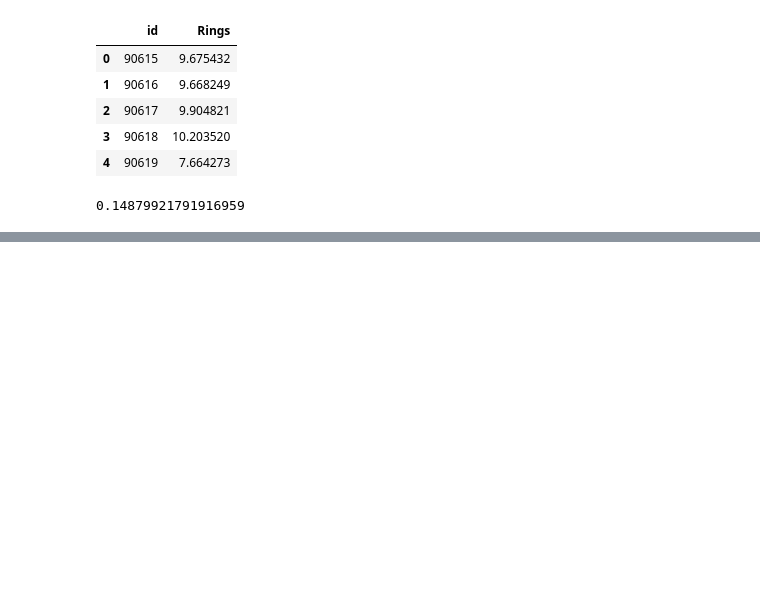
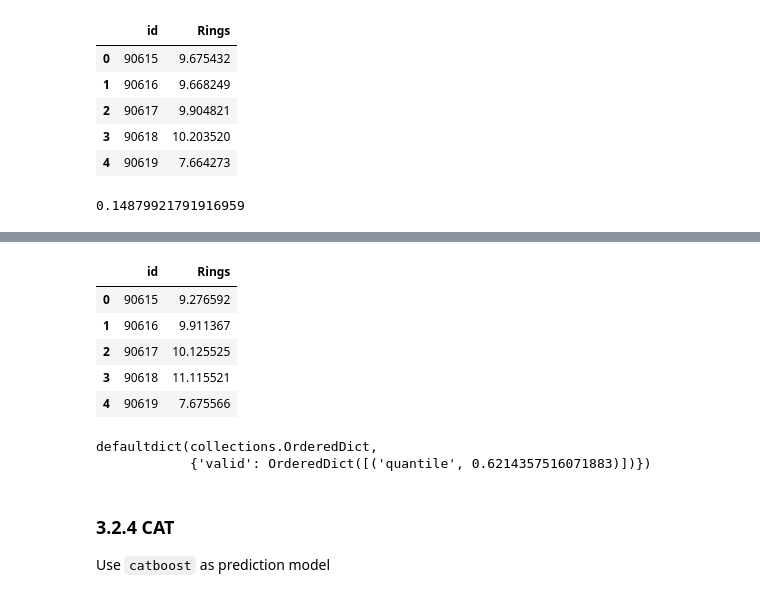
Before and after one commit to KostasEreksonas/Kaggle_Playground_Series, a Jupyter notebook: s4e4.ipynb, the cells around one changed output, grey strips where cells are left out. Cells and saved outputs as stored; diff of their text form; code cells hidden in the pictures; blank space fills up the shorter version.

```diff
--- a/s4e4.ipynb
+++ b/s4e4.ipynb
@@ -395,0 +416,5 @@ images  model.pkl  requirements.txt  submission.csv
+# %%
+from lightgbm import LGBMRegressor
+model = LGBMRegressor(**lgbm_params) # Instantiate model with parameters
+# %%
+model.fit(X_train,y_train, eval_set=[(X_test,y_test)],eval_names=["valid"],eval_metric=['MSLE']) # Fit the model
@@ -395,0 +439,3 @@ images  model.pkl  requirements.txt  submission.csv
+# %%
+%%time
+predictions = model.predict(test)
@@ -395,0 +445,21 @@ images  model.pkl  requirements.txt  submission.csv
+# %%
+sample["Rings"] = predictions
+sample.to_csv('submission.csv', index=False)
+# %%
+sample.head()
+# %% [output]
+|  | id | Rings |
+| 0 | 90615 | 9.276592 |
+| 1 | 90616 | 9.911367 |
+| 2 | 90617 | 10.125525 |
+| 3 | 90618 | 11.115521 |
+| 4 | 90619 | 7.675566 |
+# %%
+model.best_score_
+# %% [output]
+defaultdict(collections.OrderedDict,
+            {'valid': OrderedDict([('quantile', 0.6214357516071883)])})
+# %% [markdown]
+### 3.2.4 CAT
+
+Use `catboost` as prediction model
```
Also changed, not shown: parts of 13 cells of this notebook.
